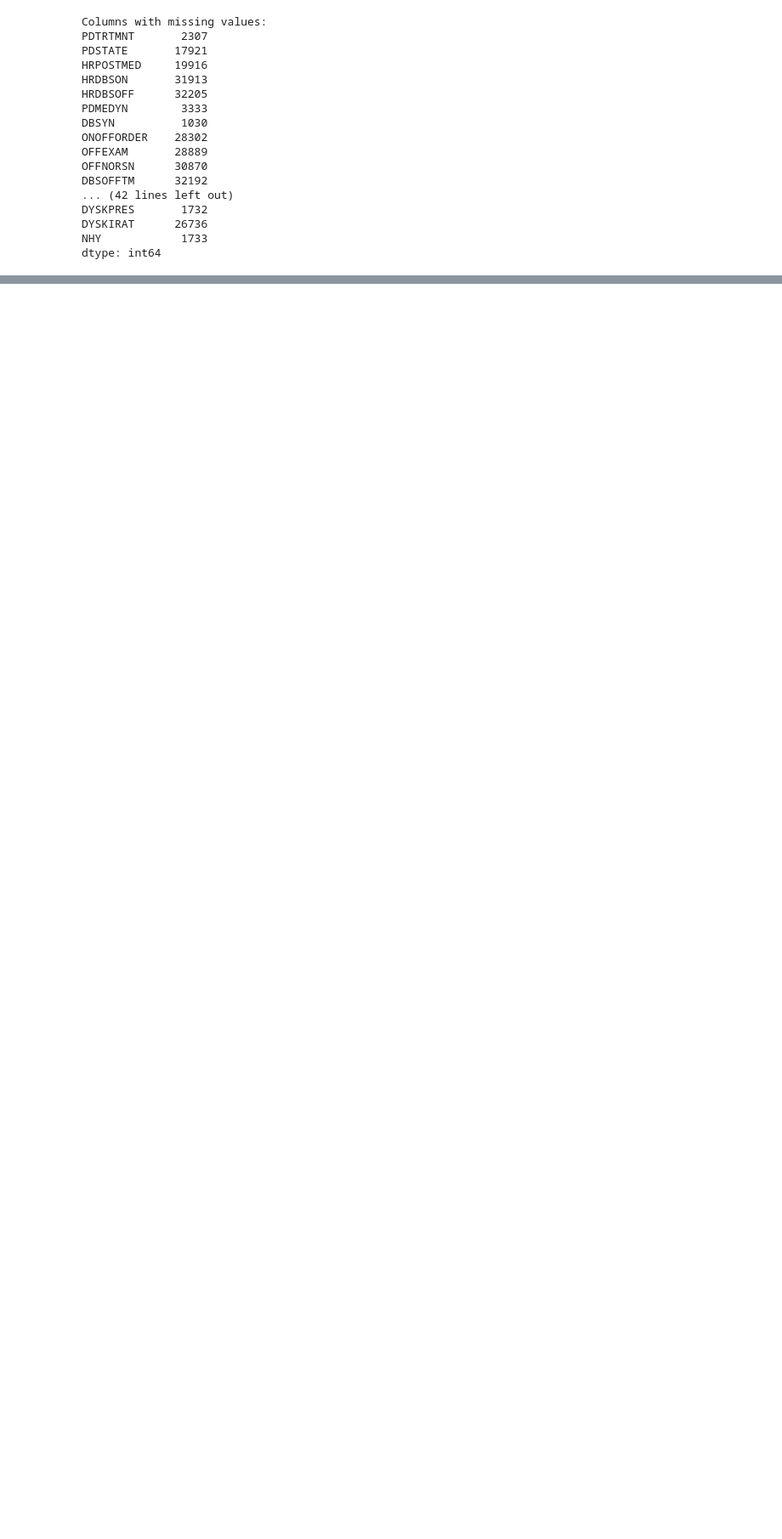
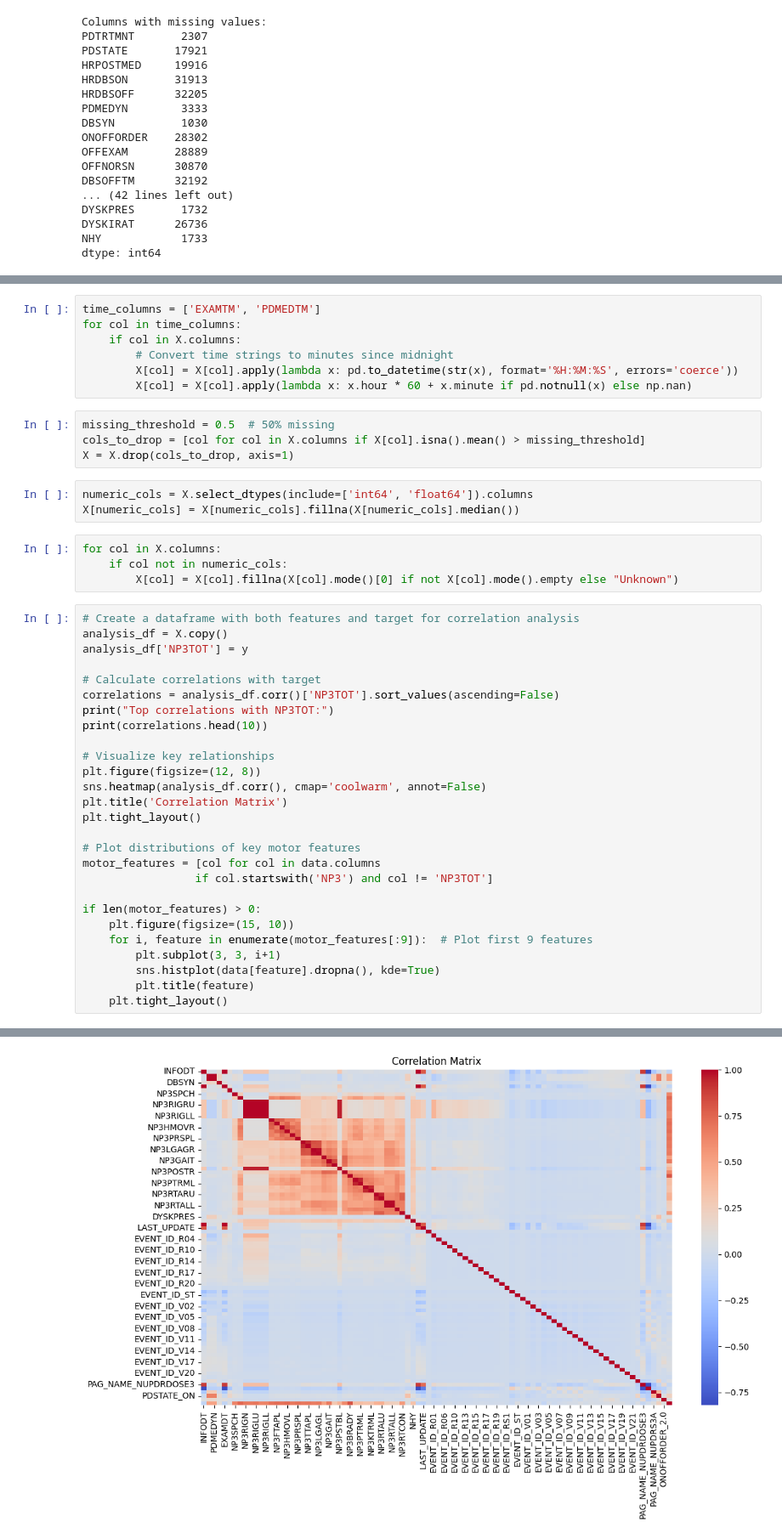
Before and after one commit to LarsHeijnennn/Thesis, a Jupyter notebook: Motor-PPMI/motor-ppmi.ipynb, the cells around one changed output, grey strips where cells are left out. Shown at 85% size. Drawn from its saved outputs; the diff is of its cells as text; blank space fills up the shorter version.

Commit message:
Started with Workflow and data preprocessing.

```diff
--- a/Motor-PPMI/motor-ppmi.ipynb
+++ b/Motor-PPMI/motor-ppmi.ipynb
@@ -112,0 +127,46 @@ df_copy = data.copy()
+# %%
+time_columns = ['EXAMTM', 'PDMEDTM']
+for col in time_columns:
+    if col in X.columns:
+        # Convert time strings to minutes since midnight
+        X[col] = X[col].apply(lambda x: pd.to_datetime(str(x), format='%H:%M:%S', errors='coerce'))
+        X[col] = X[col].apply(lambda x: x.hour * 60 + x.minute if pd.notnull(x) else np.nan)
+# %%
+missing_threshold = 0.5  # 50% missing
+cols_to_drop = [col for col in X.columns if X[col].isna().mean() > missing_threshold]
+X = X.drop(cols_to_drop, axis=1)
+# %%
+numeric_cols = X.select_dtypes(include=['int64', 'float64']).columns
+X[numeric_cols] = X[numeric_cols].fillna(X[numeric_cols].median())
+# %%
+for col in X.columns:
+    if col not in numeric_cols:
+        X[col] = X[col].fillna(X[col].mode()[0] if not X[col].mode().empty else "Unknown")
+# %%
+# Create a dataframe with both features and target for correlation analysis
+analysis_df = X.copy()
+analysis_df['NP3TOT'] = y
+
+# Calculate correlations with target
+correlations = analysis_df.corr()['NP3TOT'].sort_values(ascending=False)
+print("Top correlations with NP3TOT:")
+print(correlations.head(10))
+
+# Visualize key relationships
+plt.figure(figsize=(12, 8))
+sns.heatmap(analysis_df.corr(), cmap='coolwarm', annot=False)
+plt.title('Correlation Matrix')
+plt.tight_layout()
+
+# Plot distributions of key motor features
+motor_features = [col for col in data.columns
+                 if col.startswith('NP3') and col != 'NP3TOT']
+
+if len(motor_features) > 0:
+    plt.figure(figsize=(15, 10))
+    for i, feature in enumerate(motor_features[:9]):  # Plot first 9 features
+        plt.subplot(3, 3, i+1)
+        sns.histplot(data[feature].dropna(), kde=True)
+        plt.title(feature)
+    plt.tight_layout()
+# %% [output]
@@ -112,0 +185 @@ df_copy = data.copy()
+[figure, added]
```
Also changed, not shown: parts of 6 cells of this notebook, 2 other files.
